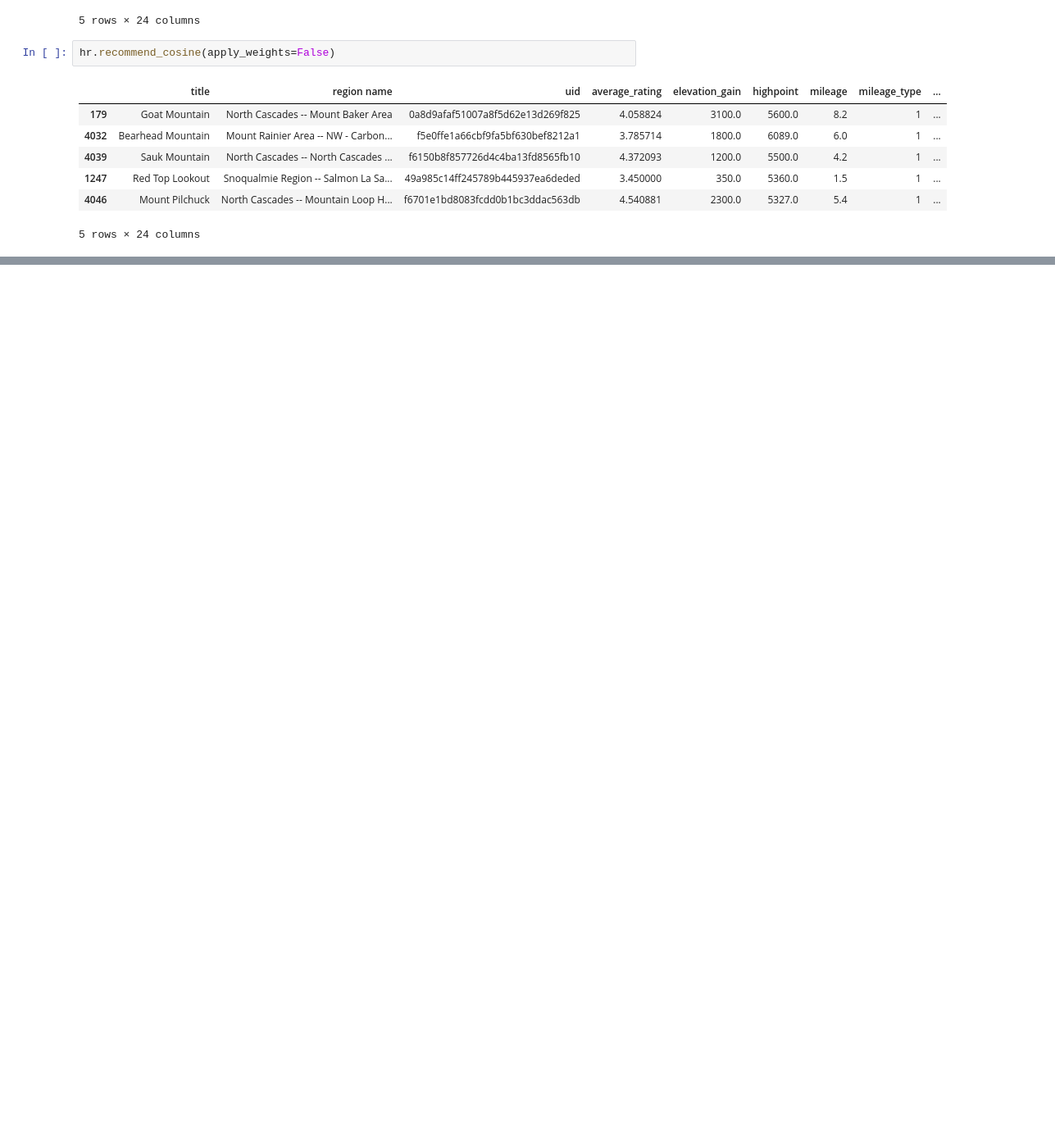
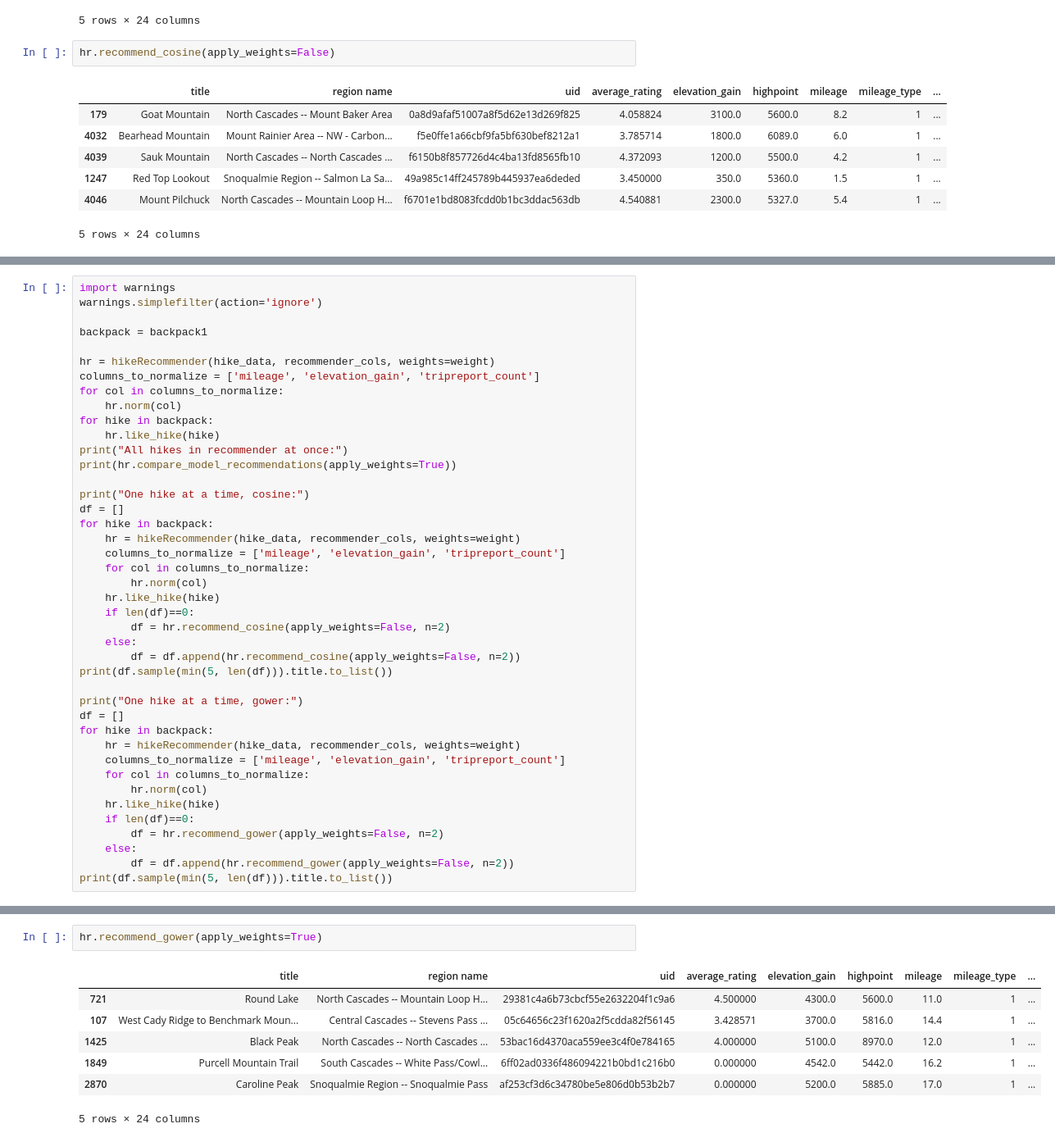
Before and after one commit to Jadetabony/wta_hikes, a Jupyter notebook: model_testing_for_wta/model_comparison.ipynb, the cells around one changed output, grey strips where cells are left out. Shown: that part at 82% size. Cells and saved outputs as stored; diff of their text form; blank space fills up the shorter version.

Commit message:
Add results from model testing

```diff
--- a/model_testing_for_wta/model_comparison.ipynb
+++ b/model_testing_for_wta/model_comparison.ipynb
@@ -222,0 +283,42 @@ TypeError: Cannot index by location index with a non-integer key
+# %%
+import warnings
+warnings.simplefilter(action='ignore')
+
+backpack = backpack1
+
+hr = hikeRecommender(hike_data, recommender_cols, weights=weight)
+columns_to_normalize = ['mileage', 'elevation_gain', 'tripreport_count']
+for col in columns_to_normalize:
+    hr.norm(col)
+for hike in backpack:
+    hr.like_hike(hike)
+print("All hikes in recommender at once:")
+print(hr.compare_model_recommendations(apply_weights=True))
+
+print("One hike at a time, cosine:")
+df = []
+for hike in backpack:
+    hr = hikeRecommender(hike_data, recommender_cols, weights=weight)
+    columns_to_normalize = ['mileage', 'elevation_gain', 'tripreport_count']
+    for col in columns_to_normalize:
+        hr.norm(col)
+    hr.like_hike(hike)
+    if len(df)==0:
+        df = hr.recommend_cosine(apply_weights=False, n=2)
+    else:
+        df = df.append(hr.recommend_cosine(apply_weights=False, n=2))
+print(df.sample(min(5, len(df))).title.to_list())
+
+print("One hike at a time, gower:")
+df = []
+for hike in backpack:
+    hr = hikeRecommender(hike_data, recommender_cols, weights=weight)
+    columns_to_normalize = ['mileage', 'elevation_gain', 'tripreport_count']
+    for col in columns_to_normalize:
+        hr.norm(col)
+    hr.like_hike(hike)
+    if len(df)==0:
+        df = hr.recommend_gower(apply_weights=False, n=2)
+    else:
+        df = df.append(hr.recommend_gower(apply_weights=False, n=2))
+print(df.sample(min(5, len(df))).title.to_list())
@@ -222,0 +332,10 @@ TypeError: Cannot index by location index with a non-integer key
+# %%
+hr.recommend_gower(apply_weights=True)
+# %% [output]
+|  | title | region name | uid | average_rating | elevation_gain | highpoint | mileage | mileage_type | ... |
+| 721 | Round Lake | North Cascades -- Mountain Loop H... | 29381c4a6b73cbcf55e2632204f1c9a6 | 4.500000 | 4300.0 | 5600.0 | 11.0 | 1 | ... |
+| 107 | West Cady Ridge to Benchmark Moun... | Central Cascades -- Stevens Pass ... | 05c64656c23f1620a2f5cdda82f56145 | 3.428571 | 3700.0 | 5816.0 | 14.4 | 1 | ... |
+| 1425 | Black Peak | North Cascades -- North Cascades ... | 53bac16d4370aca559ee3c4f0e784165 | 4.000000 | 5100.0 | 8970.0 | 12.0 | 1 | ... |
+| 1849 | Purcell Mountain Trail | South Cascades -- White Pass/Cowl... | 6ff02ad0336f486094221b0bd1c216b0 | 0.000000 | 4542.0 | 5442.0 | 16.2 | 1 | ... |
+| 2870 | Caroline Peak | Snoqualmie Region -- Snoqualmie Pass | af253cf3d6c34780be5e806d0b53b2b7 | 0.000000 | 5200.0 | 5885.0 | 17.0 | 1 | ... |
+5 rows × 24 columns
```
Also changed, not shown: parts of 15 cells of this notebook, 1 other file.
